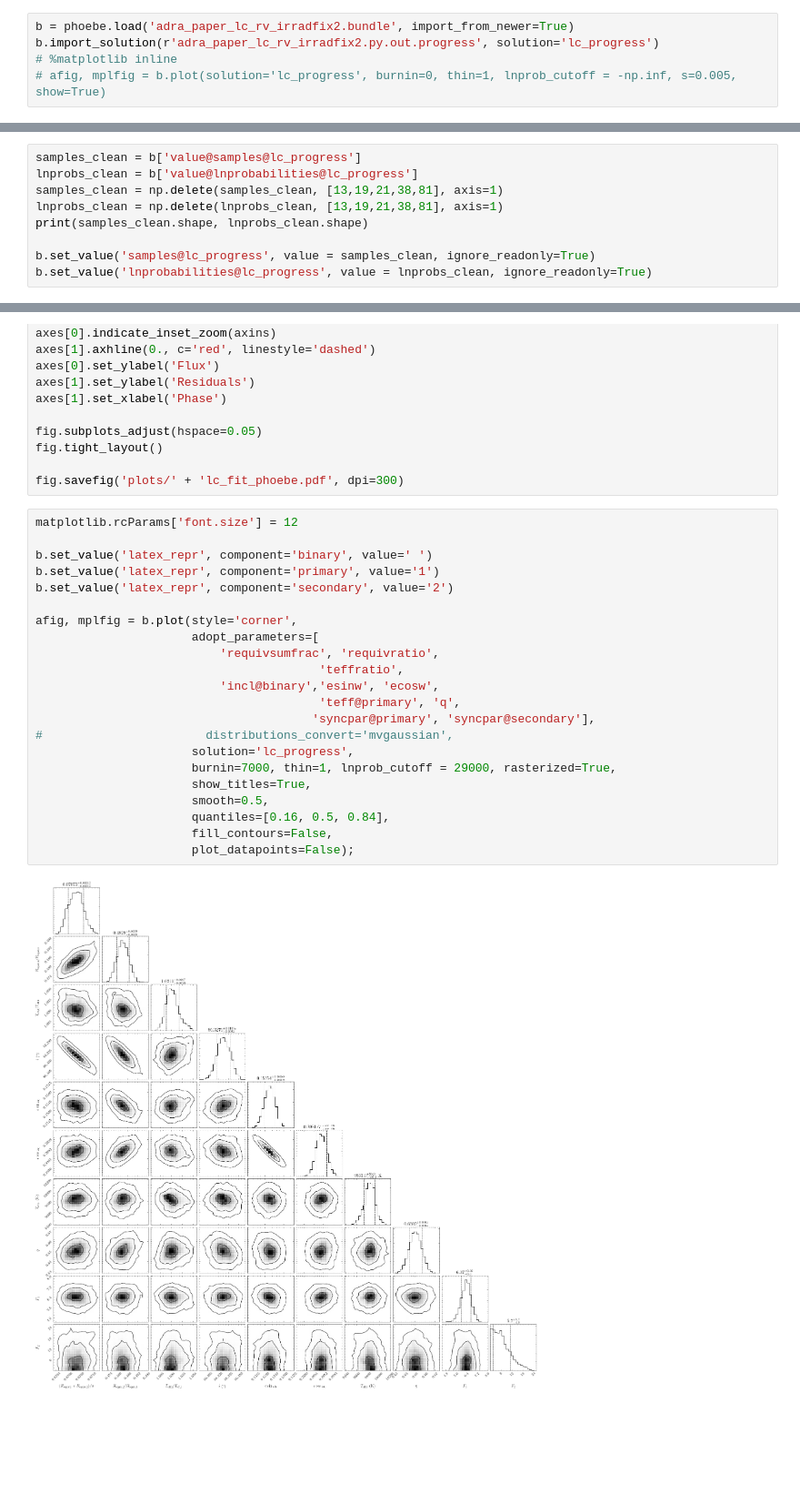
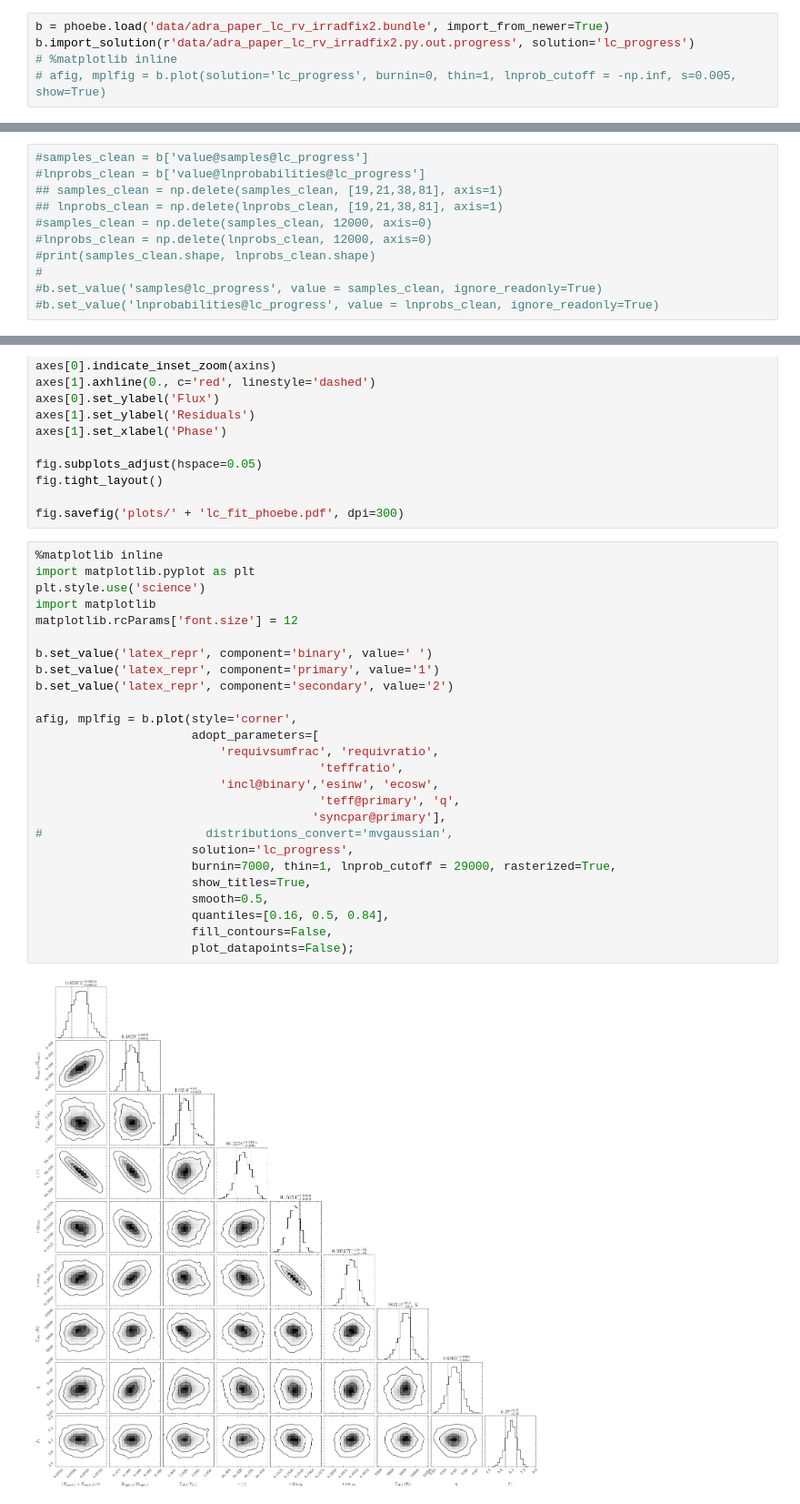
Before and after one commit to danhey/adra, a Jupyter notebook: phoebe/phoebe_lc_rv_2.ipynb, the cells around one changed output, grey strips where cells are left out. Shown at 91% size. Saved outputs shown, nothing was run; the diff lists cells and outputs as text; blank space fills up the shorter version.

Commit message:
removed F2 from corner plot

```diff
--- a/phoebe/phoebe_lc_rv_2.ipynb
+++ b/phoebe/phoebe_lc_rv_2.ipynb
@@ -204,6 +196,6 @@ adra_paper_lc_rv_irradfix2.py.out.progress    100%  645MB  48.8MB/s   00:13
 # %%
-b = phoebe.load('adra_paper_lc_rv_irradfix2.bundle', import_from_newer=True)
-b.import_solution(r'adra_paper_lc_rv_irradfix2.py.out.progress', solution='lc_progress')
+b = phoebe.load('data/adra_paper_lc_rv_irradfix2.bundle', import_from_newer=True)
+b.import_solution(r'data/adra_paper_lc_rv_irradfix2.py.out.progress', solution='lc_progress')
 # %matplotlib inline
 # afig, mplfig = b.plot(solution='lc_progress', burnin=0, thin=1, lnprob_cutoff = -np.inf, s=0.005, show=True)
 # %% [output]
@@ -237,9 +219,11 @@ b['value@lnprobabilities@lc_progress'].shape
 # %%
-samples_clean = b['value@samples@lc_progress']
-lnprobs_clean = b['value@lnprobabilities@lc_progress']
-samples_clean = np.delete(samples_clean, [13,19,21,38,81], axis=1)
-lnprobs_clean = np.delete(lnprobs_clean, [13,19,21,38,81], axis=1)
-print(samples_clean.shape, lnprobs_clean.shape)
-
-b.set_value('samples@lc_progress', value = samples_clean, ignore_readonly=True)
-b.set_value('lnprobabilities@lc_progress', value = lnprobs_clean, ignore_readonly=True)
+#samples_clean = b['value@samples@lc_progress']
+#lnprobs_clean = b['value@lnprobabilities@lc_progress']
+## samples_clean = np.delete(samples_clean, [19,21,38,81], axis=1)
+## lnprobs_clean = np.delete(lnprobs_clean, [19,21,38,81], axis=1)
+#samples_clean = np.delete(samples_clean, 12000, axis=0)
+#lnprobs_clean = np.delete(lnprobs_clean, 12000, axis=0)
+#print(samples_clean.shape, lnprobs_clean.shape)
+#
+#b.set_value('samples@lc_progress', value = samples_clean, ignore_readonly=True)
+#b.set_value('lnprobabilities@lc_progress', value = lnprobs_clean, ignore_readonly=True)
@@ -443,28 +436,32 @@ fig.tight_layout()
 
 fig.savefig('plots/' + 'lc_fit_phoebe.pdf', dpi=300)
 # %%
+%matplotlib inline
+import matplotlib.pyplot as plt
+plt.style.use('science')
+import matplotlib
 matplotlib.rcParams['font.size'] = 12
 
 b.set_value('latex_repr', component='binary', value=' ')
 b.set_value('latex_repr', component='primary', value='1')
 b.set_value('latex_repr', component='secondary', value='2')
 
 afig, mplfig = b.plot(style='corner',
                       adopt_parameters=[
                           'requivsumfrac', 'requivratio',
                                         'teffratio',
                           'incl@binary','esinw', 'ecosw',
                                         'teff@primary', 'q',
-                                       'syncpar@primary', 'syncpar@secondary'],
+                                       'syncpar@primary'],
 #                       distributions_convert='mvgaussian',
                       solution='lc_progress',
                       burnin=7000, thin=1, lnprob_cutoff = 29000, rasterized=True,
                       show_titles=True,
                       smooth=0.5,
                       quantiles=[0.16, 0.5, 0.84],
                       fill_contours=False,
                       plot_datapoints=False);
 # %% [output]
-[figure, old version]
+[figure, new version]
 # %%
 mplfig.set_size_inches(15.28,15.28)
```
Also changed, not shown: parts of 16 cells of this notebook, 1 other file.
